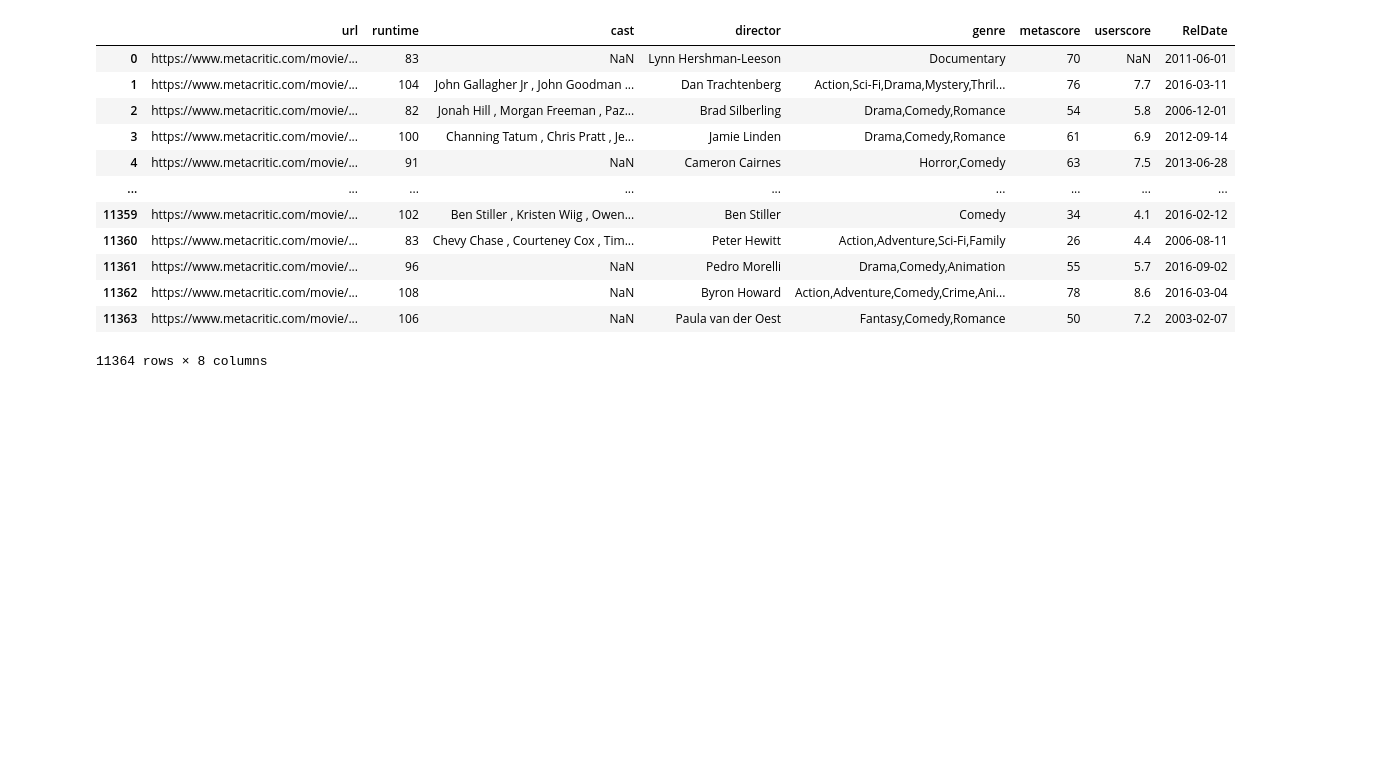
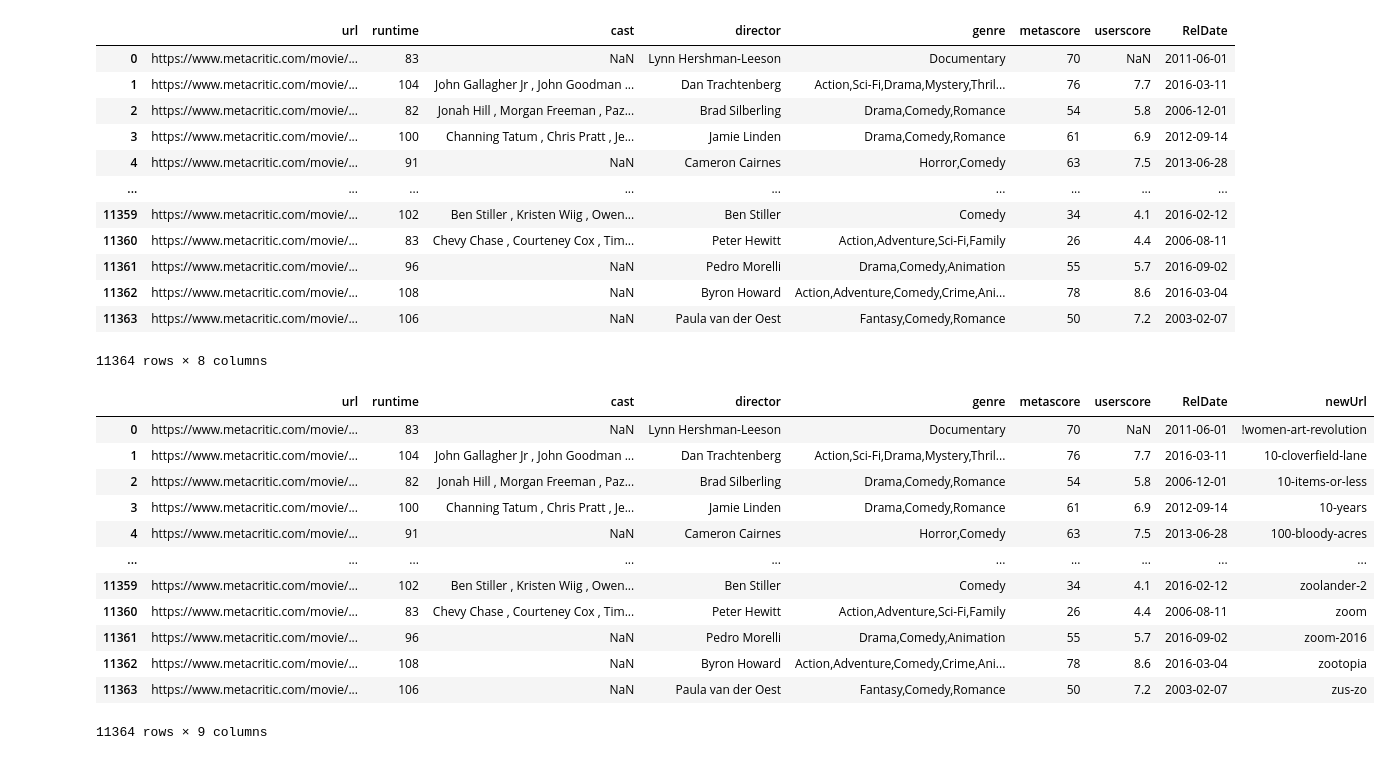
Before and after one commit to MartijnMDS/Databasemanagement, a Jupyter notebook: Metaclean.ipynb, the cells around one changed output. Drawn from its saved outputs; the diff is of its cells as text; code cells hidden in the pictures; blank space fills up the shorter version.

```diff
--- a/Metaclean.ipynb
+++ b/Metaclean.ipynb
@@ -164,3 +164,24 @@ df
 | 11362 | https://www.metacritic.com/movie/... | 108 | NaN | Byron Howard | Action,Adventure,Comedy,Crime,Ani... | 78 | 8.6 | 2016-03-04 |
 | 11363 | https://www.metacritic.com/movie/... | 106 | NaN | Paula van der Oest | Fantasy,Comedy,Romance | 50 | 7.2 | 2003-02-07 |
 11364 rows × 8 columns
+# %%
+#Removing the URL part before the moviename
+df['newUrl'] = df['url'].str.split("/", expand = True)[:][4]
+# %%
+#Converting everything to lowercase
+df['newUrl'] = df['newUrl'].str.lower()
+df
+# %% [output]
+|  | url | runtime | cast | director | genre | metascore | userscore | RelDate | newUrl |
+| 0 | https://www.metacritic.com/movie/... | 83 | NaN | Lynn Hershman-Leeson | Documentary | 70 | NaN | 2011-06-01 | !women-art-revolution |
+| 1 | https://www.metacritic.com/movie/... | 104 | John Gallagher Jr , John Goodman ... | Dan Trachtenberg | Action,Sci-Fi,Drama,Mystery,Thril... | 76 | 7.7 | 2016-03-11 | 10-cloverfield-lane |
+| 2 | https://www.metacritic.com/movie/... | 82 | Jonah Hill , Morgan Freeman , Paz... | Brad Silberling | Drama,Comedy,Romance | 54 | 5.8 | 2006-12-01 | 10-items-or-less |
+| 3 | https://www.metacritic.com/movie/... | 100 | Channing Tatum , Chris Pratt , Je... | Jamie Linden | Drama,Comedy,Romance | 61 | 6.9 | 2012-09-14 | 10-years |
+| 4 | https://www.metacritic.com/movie/... | 91 | NaN | Cameron Cairnes | Horror,Comedy | 63 | 7.5 | 2013-06-28 | 100-bloody-acres |
+| ... | ... | ... | ... | ... | ... | ... | ... | ... | ... |
+| 11359 | https://www.metacritic.com/movie/... | 102 | Ben Stiller , Kristen Wiig , Owen... | Ben Stiller | Comedy | 34 | 4.1 | 2016-02-12 | zoolander-2 |
+| 11360 | https://www.metacritic.com/movie/... | 83 | Chevy Chase , Courteney Cox , Tim... | Peter Hewitt | Action,Adventure,Sci-Fi,Family | 26 | 4.4 | 2006-08-11 | zoom |
+| 11361 | https://www.metacritic.com/movie/... | 96 | NaN | Pedro Morelli | Drama,Comedy,Animation | 55 | 5.7 | 2016-09-02 | zoom-2016 |
+| 11362 | https://www.metacritic.com/movie/... | 108 | NaN | Byron Howard | Action,Adventure,Comedy,Crime,Ani... | 78 | 8.6 | 2016-03-04 | zootopia |
+| 11363 | https://www.metacritic.com/movie/... | 106 | NaN | Paula van der Oest | Fantasy,Comedy,Romance | 50 | 7.2 | 2003-02-07 | zus-zo |
+11364 rows × 9 columns
```
Also changed, not shown: parts of 2 cells of this notebook.
